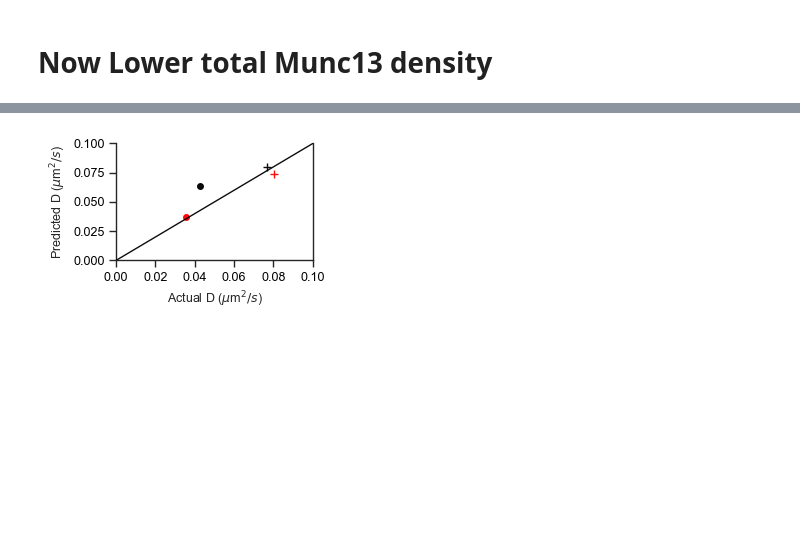
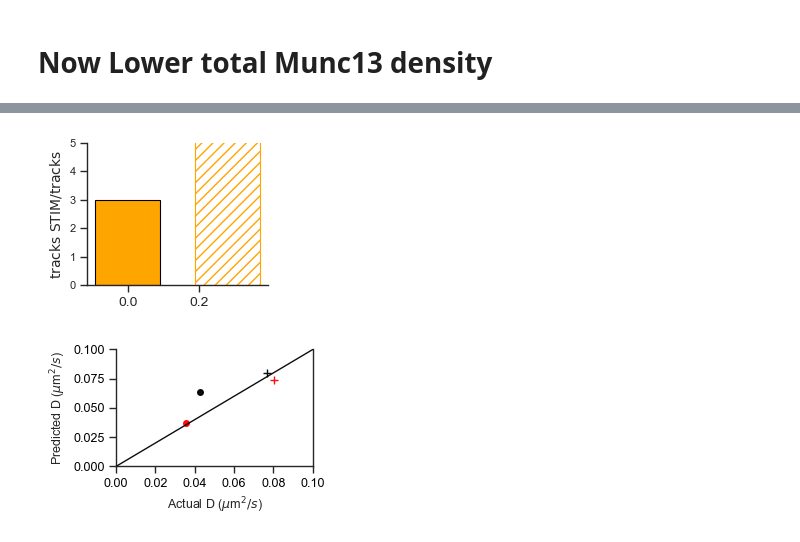
Before and after one commit to JohnsonBiophysicsLab/munc13-cluster, a Jupyter notebook: ode/source/load_params_make_plots.ipynb, the cells around one changed output, grey strips where cells are left out. Saved outputs shown, nothing was run; the diff lists cells and outputs as text; code cells hidden in the pictures; blank space fills up the shorter version.

```diff
--- a/ode/source/load_params_make_plots.ipynb
+++ b/ode/source/load_params_make_plots.ipynb
@@ -277,3 +277,8 @@ sizes POST stim, and sum:  [np.float64(0.24314435922027966), np.float64(0.700084
+# %%
+#plot the increase in tracks, experiment vs simulation
+model.plot_track_increase_of_oneMutant(sol, solPost, 'WT',fileStr=f"ENDO_{unique_id}_row_{whichRow}", figsize=(2.5, 2))
+# %% [output]
+[figure, added]
 # %%
 #plot diffusion, compare with WT overexpressed
 [metricsWT,metricsC2A, metricsD]=model.compute_all_metrics(endo_candidate)
```
Also changed, not shown: parts of 14 cells of this notebook, 5 other files.
